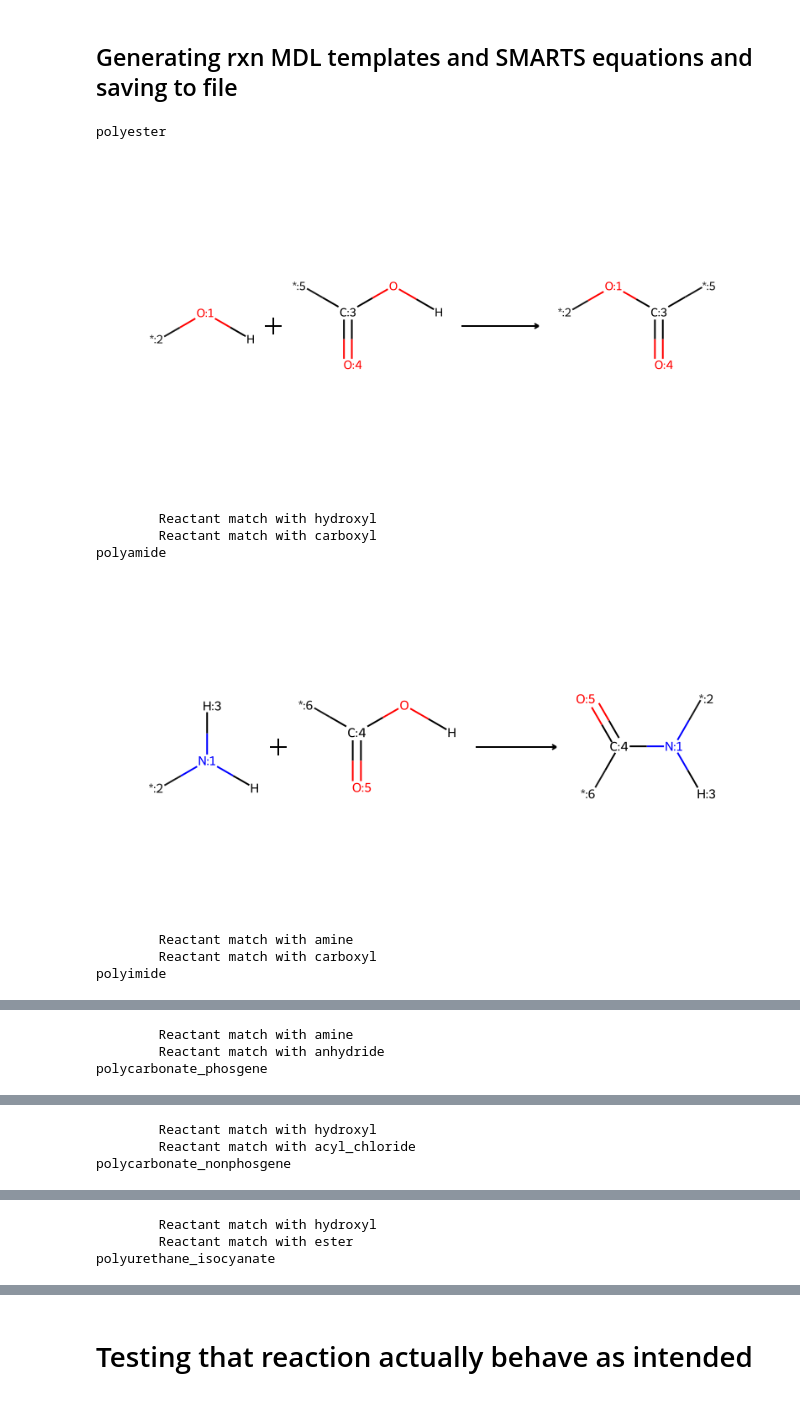
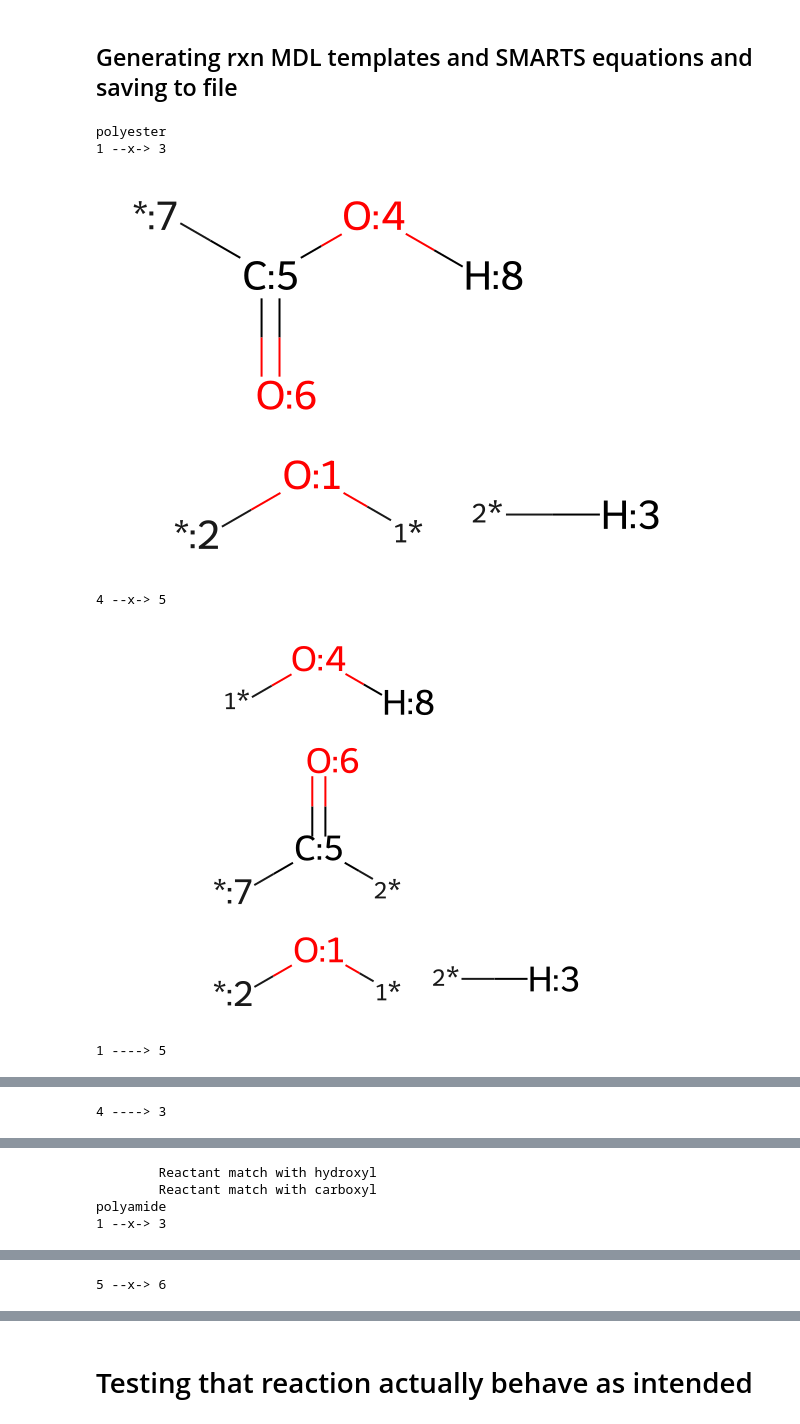
Before and after one commit to jlaw9/2026_polymer_build_workflow, a Jupyter notebook: reaction_def.ipynb, the cells around one changed output, grey strips where cells are left out. Cells and saved outputs as stored; diff of their text form; code cells hidden in the pictures.

```diff
--- a/reaction_def.ipynb
+++ b/reaction_def.ipynb
@@ -245,32 +210,30 @@ polyurethane_isocyanate {7: (5, 3), 2: (3, 5)}
 # %%
 rxns : dict[str, reactions.AnnotatedReaction] = {}
 rxn_smarts : dict[str, str] = {}
 rxn_groups = defaultdict(list)
 
 for mech_name, mech_schema in mechanisms.items():
     # assemble reaction
     print(mech_name)
-    rxn = mech_schema.assemble_rxn(show_steps=False)
+    rxn = mech_schema.assemble_rxn(show_steps=True)
     rxn.rxnname = mech_name # store mechanism name for reference
     display(rxn)
 
     # add functional group names to reactants (can't be done prior due to CombineMols() calls)
     for template in rxn.GetReactants():
         for group_name, fn_group in fn_groups.items():
             if template.HasSubstructMatch(fn_group):
                 template.SetProp('_Name', group_name)
                 rxn_groups[mech_name].append(group_name)
                 print(f'\tReactant match with {group_name}')
 
     rxns[mech_name] = rxn
-    rxn_smarts[mech_name] = rdChemReactions.ReactionToSmarts(rxn)
+    # rxn_smarts[mech_name] = rdChemReactions.ReactionToSmarts(rxn)
+    rxn_smarts[mech_name] = rxn.to_smarts().replace('#0', '*') # temporary fix to 0-atomic number bug
 # %% [output]
 polyester
+1 --x-> 3
-[figure, old version]
+[figure, new version]
-        Reactant match with hydroxyl
-        Reactant match with carboxyl
-polyamide
+4 --x-> 5
-[figure, old version]
+[figure, new version]
-        Reactant match with amine
-        Reactant match with carboxyl
-polyimide
+1 ----> 5
@@ -278,3 +241 @@ polyimide
-        Reactant match with amine
-        Reactant match with anhydride
-polycarbonate_phosgene
+4 ----> 3
@@ -282,3 +244,4 @@ polycarbonate_phosgene
         Reactant match with hydroxyl
-        Reactant match with acyl_chloride
-polycarbonate_nonphosgene
+        Reactant match with carboxyl
+polyamide
+1 --x-> 3
@@ -286,3 +249 @@ polycarbonate_nonphosgene
-        Reactant match with hydroxyl
-        Reactant match with ester
-polyurethane_isocyanate
+5 --x-> 6
```
Also changed, not shown: parts of 10 cells of this notebook, 1 other file.
